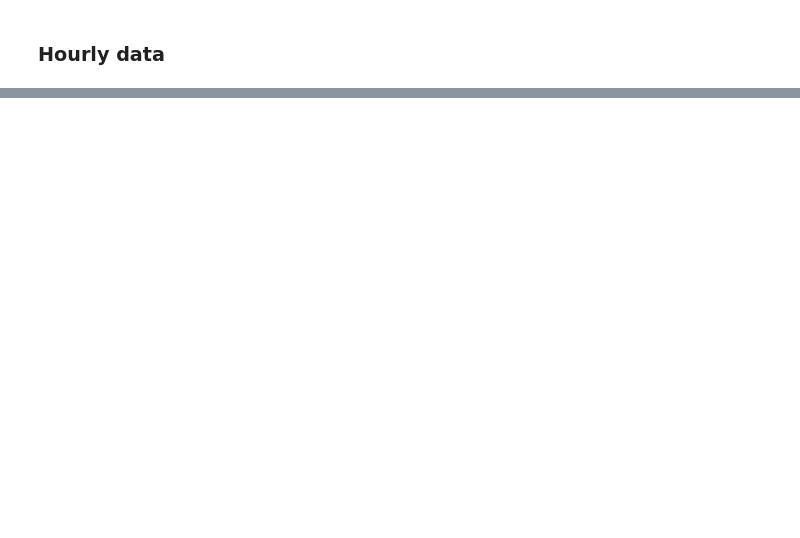
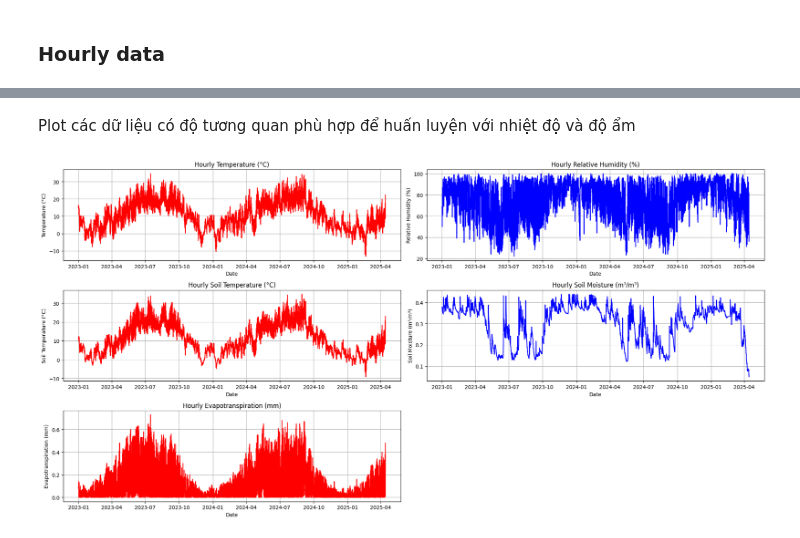
Before and after one commit to NamSeko/Weather_Prediction, a Jupyter notebook: src/data_processing.ipynb, the cells around one changed output, grey strips where cells are left out. Saved outputs shown, nothing was run; the diff lists cells and outputs as text; code cells hidden in the pictures; blank space fills up the shorter version.

```diff
--- a/src/data_processing.ipynb
+++ b/src/data_processing.ipynb
@@ -214,0 +236,44 @@ plt.show()
+# %% [markdown]
+Plot các dữ liệu có độ tương quan phù hợp để huấn luyện với nhiệt độ và độ ẩm
+# %%
+plt.figure(figsize=(20, 10))
+
+plt.subplot(3, 2, 1)
+plt.plot(hourly['temperature_2m (°C)'], label='Temperature (°C)', color='red')
+plt.title('Hourly Temperature (°C)')
+plt.xlabel('Date')
+plt.ylabel('Temperature (°C)')
+plt.grid()
+
+plt.subplot(3, 2, 2)
+plt.plot(hourly['relative_humidity_2m (%)'], label='Relative Humidity (%)', color='blue')
+plt.title('Hourly Relative Humidity (%)')
+plt.xlabel('Date')
+plt.ylabel('Relative Humidity (%)')
+plt.grid()
+
+plt.subplot(3, 2, 3)
+plt.plot(hourly['soil_temperature_0_to_7cm (°C)'], label='Soil Temperature (°C)', color='red')
+plt.title('Hourly Soil Temperature (°C)')
+plt.xlabel('Date')
+plt.ylabel('Soil Temperature (°C)')
+plt.grid()
+
+plt.subplot(3, 2, 4)
+plt.plot(hourly['soil_moisture_0_to_7cm (m³/m³)'], label='Soil Moisture (m³/m³)', color='blue')
+plt.title('Hourly Soil Moisture (m³/m³)')
+plt.xlabel('Date')
+plt.ylabel('Soil Moisture (m³/m³)')
+plt.grid()
+
+plt.subplot(3, 2, 5)
+plt.plot(hourly['et0_fao_evapotranspiration (mm)'], label='Evapotranspiration (mm)', color='red')
+plt.title('Hourly Evapotranspiration (mm)')
+plt.xlabel('Date')
+plt.ylabel('Evapotranspiration (mm)')
+plt.grid()
+
+plt.tight_layout()
+plt.show()
+# %% [output]
+[figure, added]
```
Also changed, not shown: parts of 6 cells of this notebook, 1 other file.
